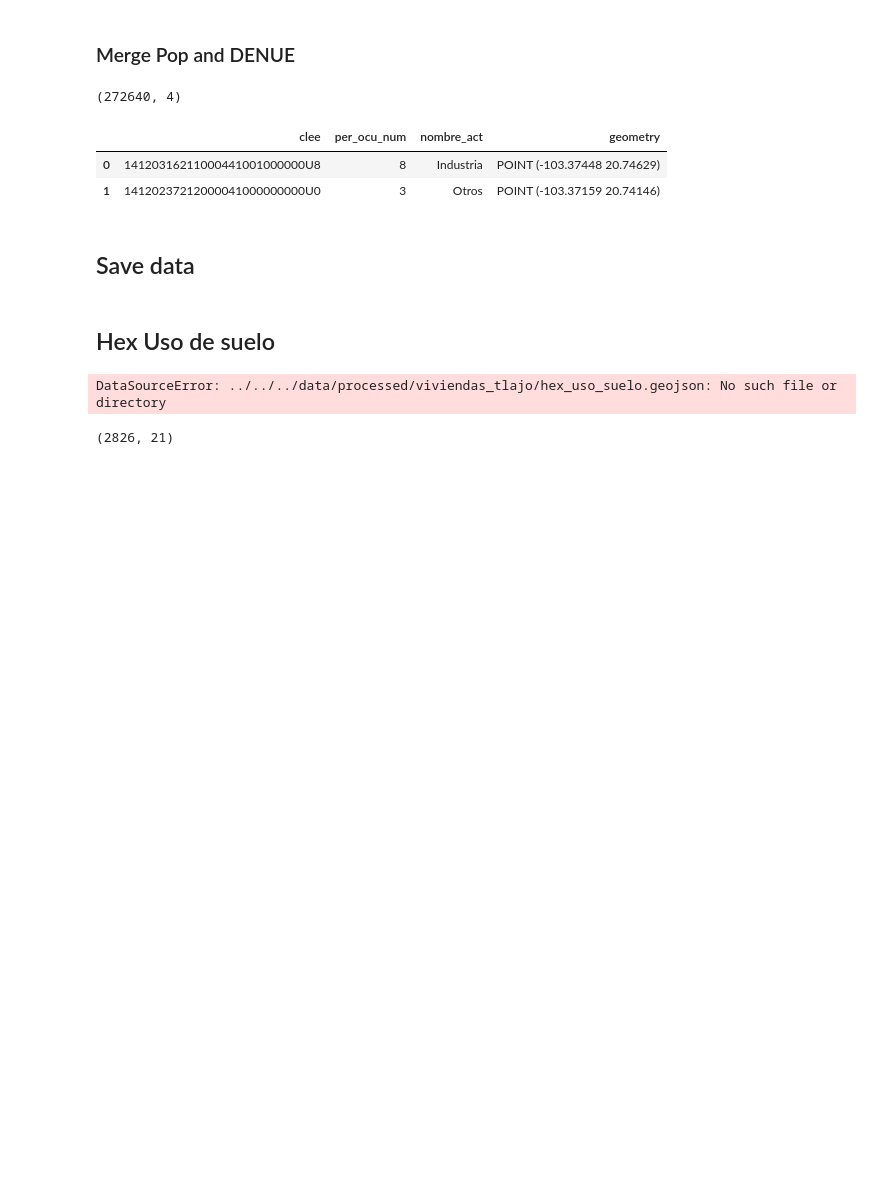
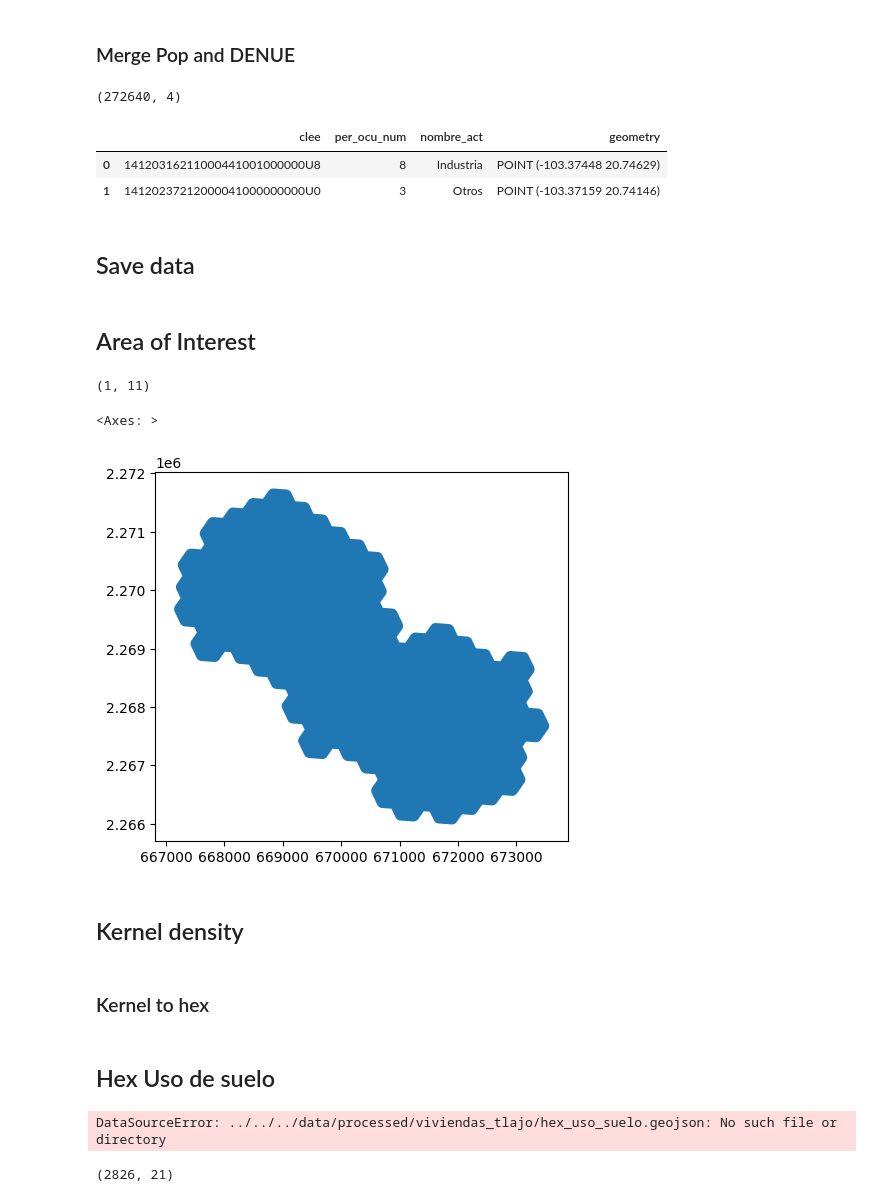
Before and after one commit to Observatorio-Ciudades/accesibilidad-urbana, a Jupyter notebook: notebooks/research/viviendas-tlajomulco/03b-Urban-zones.ipynb, the cells around one changed output. Cells and saved outputs as stored; diff of their text form; code cells hidden in the pictures; blank space fills up the shorter version.

```diff
--- a/notebooks/research/viviendas-tlajomulco/03b-Urban-zones.ipynb
+++ b/notebooks/research/viviendas-tlajomulco/03b-Urban-zones.ipynb
@@ -154,3 +154,21 @@ mza_denue.head(2)
 # %%
 hex_gdf.to_file('../../../data/processed/viviendas_tlajo/hex_gdl.geojson')
 mza_denue.to_file('../../../data/processed/viviendas_tlajo/mza_denue_gdl.geojson')
+# %% [markdown]
+## Area of Interest
+# %%
+aoi_gdf = gpd.read_file('../../../data/processed/viviendas_tlajo/AOI_Viviendas_Tlajo.geojson')
+aoi_gdf = aoi_gdf.to_crs("EPSG:32613")
+aoi_buffer = aoi_gdf.copy()
+aoi_buffer = aoi_buffer.dissolve()
+aoi_buffer['geometry'] = aoi_buffer.buffer(100)
+print(aoi_buffer.shape)
+# %% [output]
+(1, 11)
+# %%
+aoi_buffer.plot()
+# %% [output]
+<Axes: >
+[figure, added]
+# %% [markdown]
+## Kernel density
@@ -157,3 +204,5 @@ mza_denue.to_file('../../../data/processed/viviendas_tlajo/mza_denue_gdl.geojson
+# %% [markdown]
+### Kernel to hex
 # %% [markdown]
 ## Hex Uso de suelo
 # %%
```
Also changed, not shown: parts of 3 cells of this notebook.
